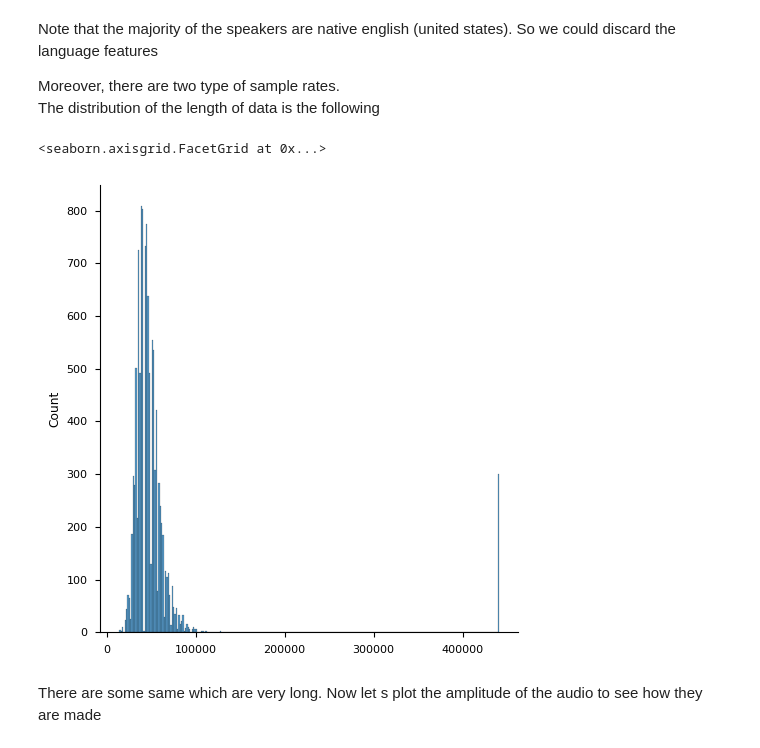
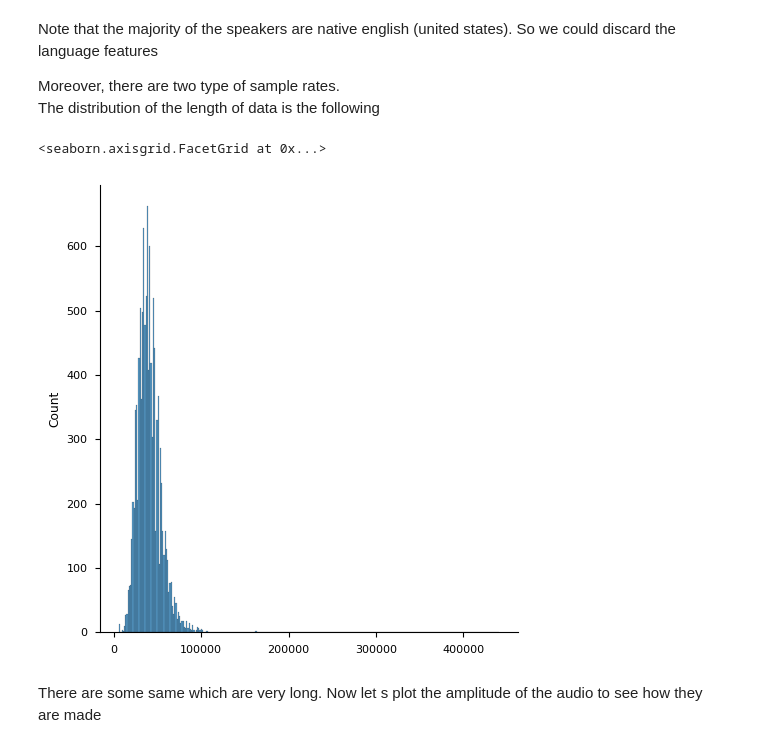
Before and after one commit to Ruglio/DSL-project, a Jupyter notebook: python/code.ipynb, the cells around one changed output. Drawn from its saved outputs; the diff is of its cells as text; code cells hidden in the pictures.

```diff
--- a/python/code.ipynb
+++ b/python/code.ipynb
@@ -100,9 +100,11 @@ Moreover, there are two type of sample rates.
 The distribution of the length of data is the following
 # %%
 from seaborn import displot
+
+df["data"] = [librosa.effects.trim(data)[0] for data in df["data"]]
 displot([len(data) for data in df["data"]])
 # %% [output]
 <seaborn.axisgrid.FacetGrid at 0x...>
-[figure, old version]
+[figure, new version]
 # %% [markdown]
 There are some same which are very long. Now let s plot the amplitude of the audio to see how they are made
```
Also changed, not shown: parts of 26 cells of this notebook.
